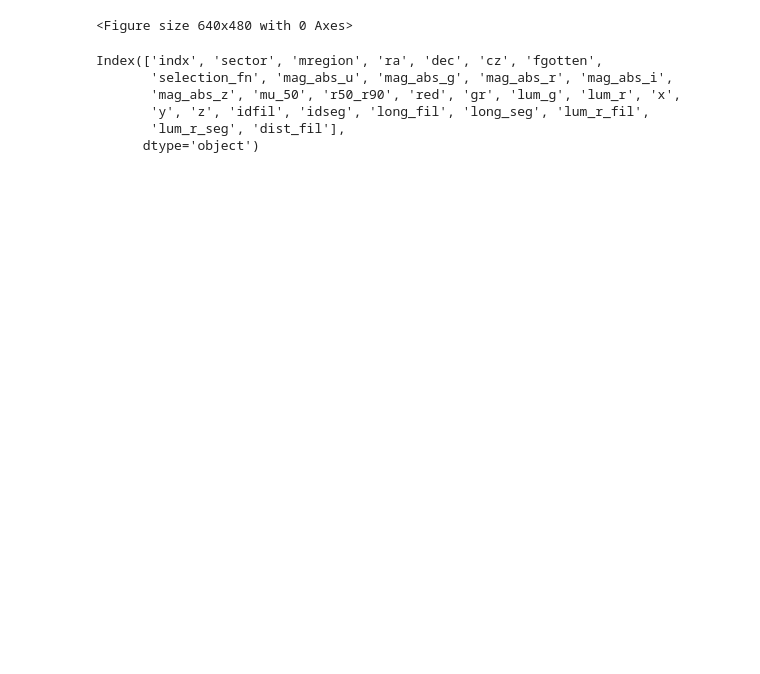
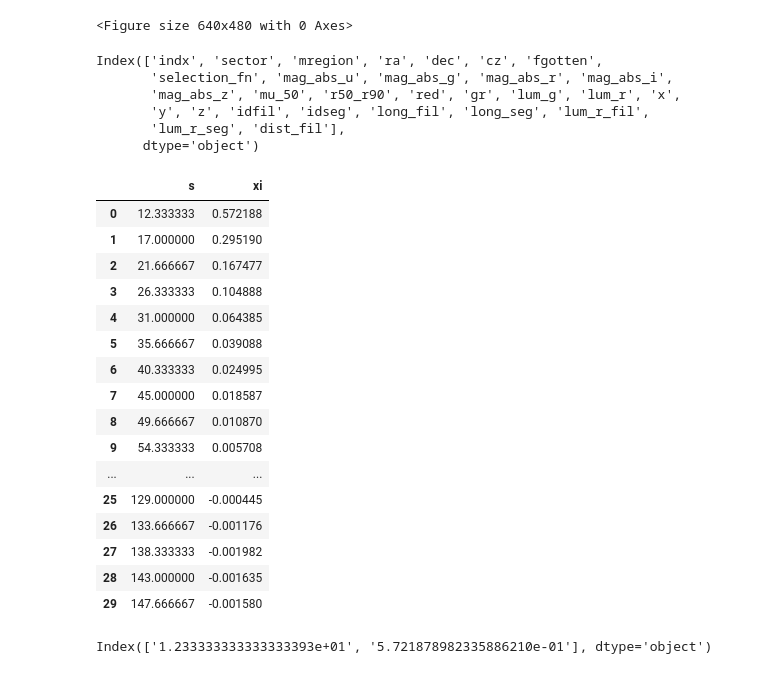
Before and after one commit to FedeDavilaKurban/filbao, a Jupyter notebook: main.ipynb, the cells around one changed output. Cells and saved outputs as stored; diff of their text form; code cells hidden in the pictures; blank space fills up the shorter version.

```diff
--- a/main.ipynb
+++ b/main.ipynb
@@ -494,3 +502,29 @@ Index(['indx', 'sector', 'mregion', 'ra', 'dec', 'cz', 'fgotten',
        'y', 'z', 'idfil', 'idseg', 'long_fil', 'long_seg', 'lum_r_fil',
        'lum_r_seg', 'dist_fil'],
       dtype='object')
+# %%
+data_luis = pd.read_csv('../data/test.out')
+# %%
+data_luis
+# %% [output]
+|  | s | xi |
+| 0 | 12.333333 | 0.572188 |
+| 1 | 17.000000 | 0.295190 |
+| 2 | 21.666667 | 0.167477 |
+| 3 | 26.333333 | 0.104888 |
+| 4 | 31.000000 | 0.064385 |
+| 5 | 35.666667 | 0.039088 |
+| 6 | 40.333333 | 0.024995 |
+| 7 | 45.000000 | 0.018587 |
+| 8 | 49.666667 | 0.010870 |
+| 9 | 54.333333 | 0.005708 |
+| ... | ... | ... |
+| 25 | 129.000000 | -0.000445 |
+| 26 | 133.666667 | -0.001176 |
+| 27 | 138.333333 | -0.001982 |
+| 28 | 143.000000 | -0.001635 |
+| 29 | 147.666667 | -0.001580 |
+# %%
+data_luis.keys()
+# %% [output]
+Index(['1.233333333333333393e+01', '5.721878982335886210e-01'], dtype='object')
```
Also changed, not shown: parts of 10 cells of this notebook.
